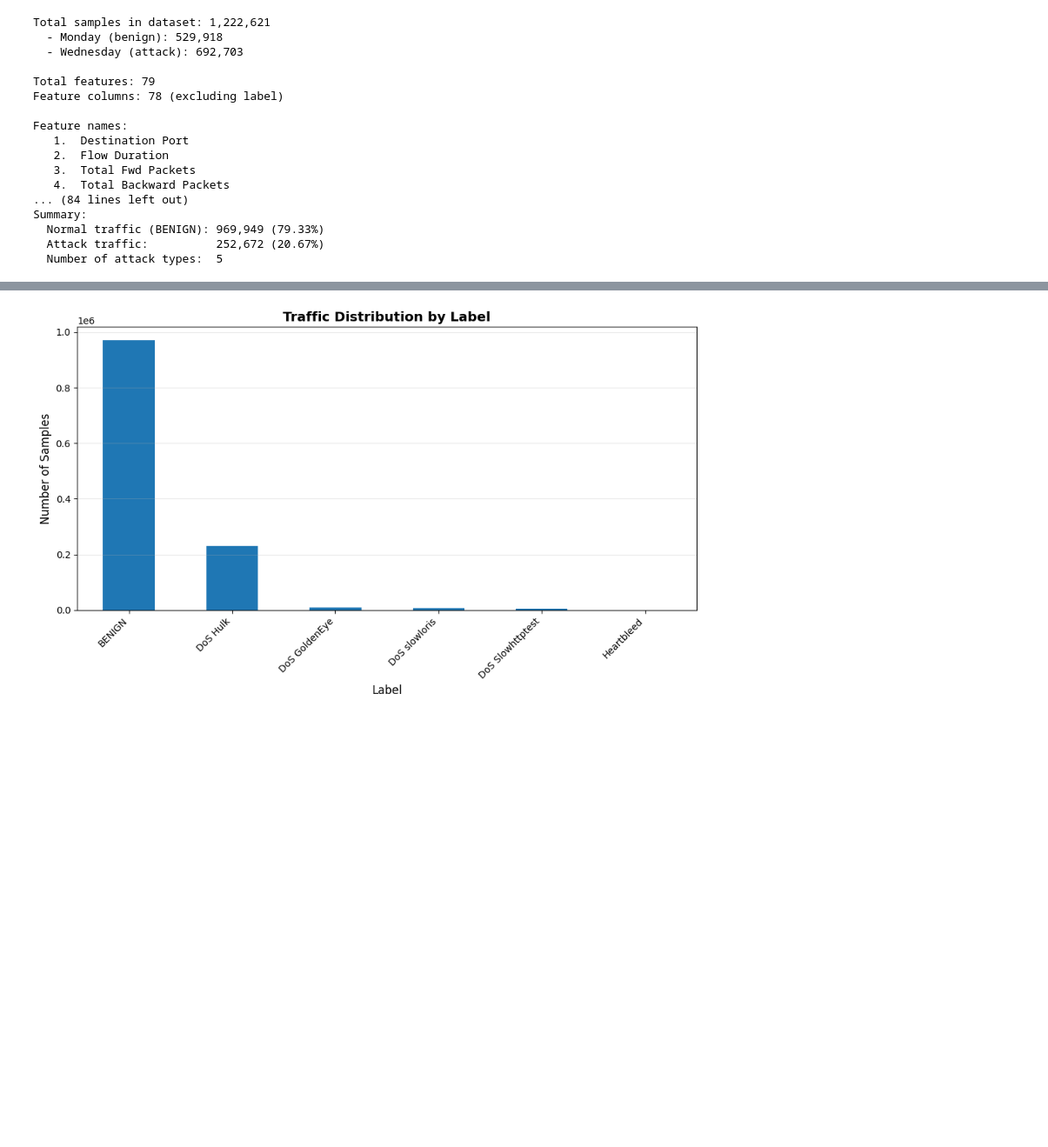
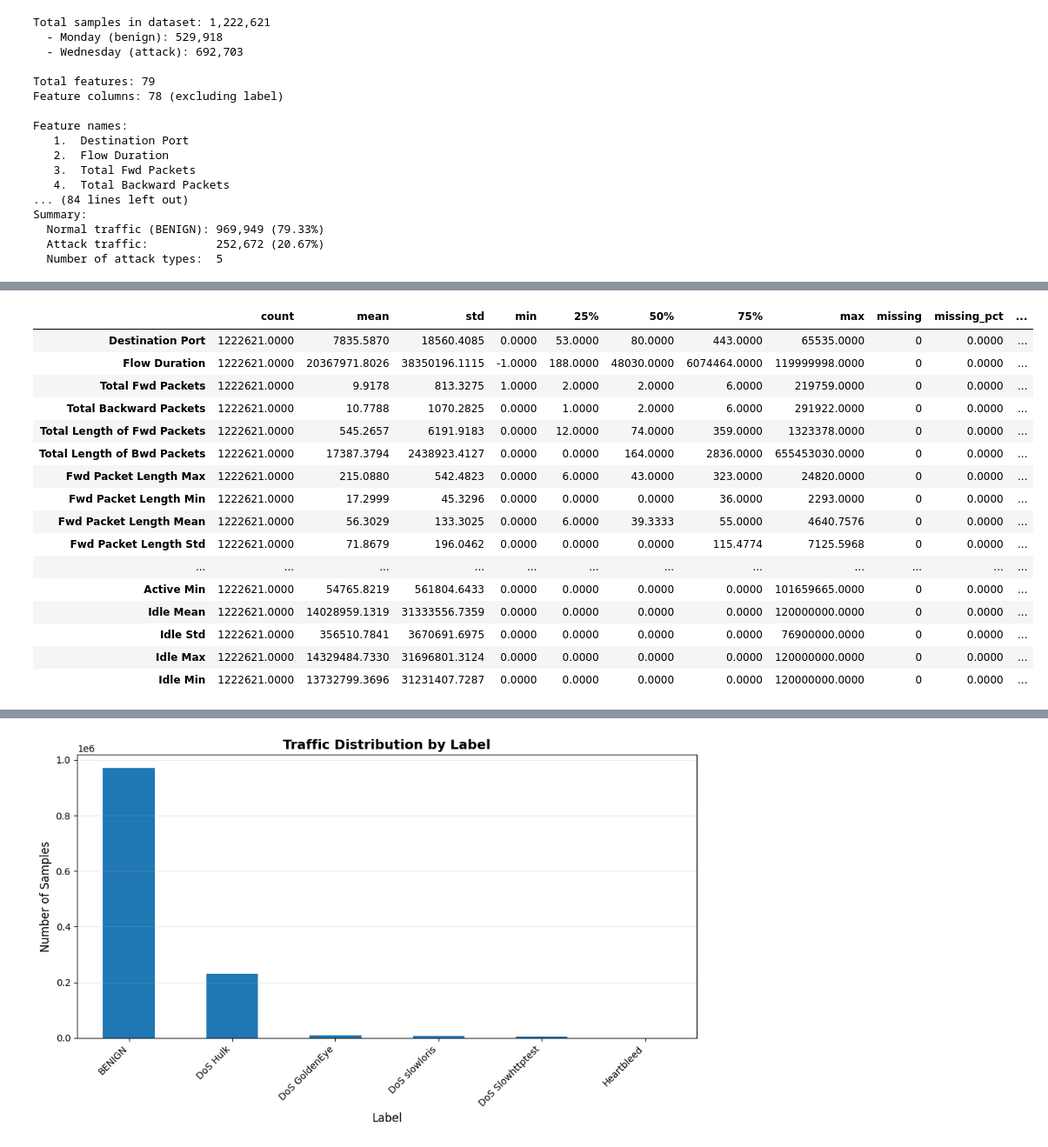
Before and after one commit to ianiskelf/INF6422E-Lab1, a Jupyter notebook: lab1.ipynb, the cells around one changed output, grey strips where cells are left out. Shown at 87% size. Cells and saved outputs as stored; diff of their text form; code cells hidden in the pictures; blank space fills up the shorter version.

Commit message:
cleanup values better

```diff
--- a/lab1.ipynb
+++ b/lab1.ipynb
@@ -61,54 +61,49 @@ Summary:
   Attack traffic:          252,672 (20.67%)
   Number of attack types:  5
 # %%
-# # Get numerical columns
-# numerical_cols = dataset.select_dtypes(include=['int64', 'float64']).columns
-# print(f"\nNumerical features: {len(numerical_cols)}\n")
+# Get numerical columns
+numerical_cols = dataset.select_dtypes(include=['int64', 'float64']).columns
+print(f"\nNumerical features: {len(numerical_cols)}\n")
 
-# # Create comprehensive statistics dataframe
-# stats_df = dataset[numerical_cols].describe().T
-# stats_df['missing'] = dataset[numerical_cols].isnull().sum()
-# stats_df['missing_pct'] = (stats_df['missing'] / len(dataset) * 100).round(2)
+# Create comprehensive statistics dataframe
+stats_df = dataset[numerical_cols].describe().T
+stats_df['missing'] = dataset[numerical_cols].isnull().sum()
+stats_df['missing_pct'] = (stats_df['missing'] / len(dataset) * 100).round(2)
 
-# # Check for infinite values
-# inf_counts = dataset[numerical_cols].apply(lambda x: x.isin([float('inf'), float('-inf')]).sum())
-# stats_df['inf_values'] = inf_counts
+# Check for infinite values
+inf_counts = dataset[numerical_cols].apply(lambda x: x.isin([float('inf'), float('-inf')]).sum())
+stats_df['inf_values'] = inf_counts
 
-# # Reorder columns for better readability
-# stats_df = stats_df[['count', 'mean', 'std', 'min', '25%', '50%', '75%', 'max', 'missing', 'missing_pct', 'inf_values']]
+# Reorder columns for better readability
+stats_df = stats_df[['count', 'mean', 'std', 'min', '25%', '50%', '75%', 'max', 'missing', 'missing_pct', 'inf_values']]
 
-# # Configure display options for nice formatting
-# pd.set_option('display.max_rows', None)
-# pd.set_option('display.max_columns', None)
-# pd.set_option('display.width', None)
-# pd.set_option('display.float_format', '{:.4f}'.format)
+# Configure display options for nice formatting
+pd.set_option('display.max_rows', None)
+pd.set_option('display.max_columns', None)
+pd.set_option('display.width', None)
+pd.set_option('display.float_format', '{:.4f}'.format)
 
-# # Display the table (Jupyter will render it as HTML)
-# display(stats_df)
+# Display the table (Jupyter will render it as HTML)
+display(stats_df)
 
-# # Summary statistics
-# total_missing = stats_df['missing'].sum()
-# features_with_missing = (stats_df['missing'] > 0).sum()
-# total_inf = stats_df['inf_values'].sum()
-# features_with_inf = (stats_df['inf_values'] > 0).sum()
+# Summary statistics
+total_missing = stats_df['missing'].sum()
+features_with_missing = (stats_df['missing'] > 0).sum()
+total_inf = stats_df['inf_values'].sum()
+features_with_inf = (stats_df['inf_values'] > 0).sum()
 
-# print("\nSummary of Missing and Infinite Values:")
-# print("Total features:", len(numerical_cols))
-# print("Features with missing values:", features_with_missing)
-# print("Total missing values:", f"{total_missing:,}")
-# print("Features with infinite values:", features_with_inf)
-# print("Total infinite values:", f"{total_inf:,}")
+print("\nSummary of Missing and Infinite Values:")
+print("Total features:", len(numerical_cols))
+print("Features with missing values:", features_with_missing)
+print("Total missing values:", f"{total_missing:,}")
+print("Features with infinite values:", features_with_inf)
+print("Total infinite values:", f"{total_inf:,}")
 
-# mask = dataset.isna().any(axis=1) | np.isinf(dataset.select_dtypes(include=np.number)).any(axis=1)
+mask = dataset.isna().any(axis=1) | np.isinf(dataset.select_dtypes(include=np.number)).any(axis=1)
 
-# counts = dataset[mask][' Label'].value_counts()
-# print(counts)
+counts = dataset[mask][' Label'].value_counts()
+print(counts)
 
 dataset_missing = dataset[dataset.isnull().any(axis=1)]
 dataset_missing[" Label"].value_counts()
-
-# mask_inf = np.isinf(dataset).any(axis=1)
-
-# dataset_inf =  dataset[mask_inf]
-# dataset_inf[" Label"].value_counts()
 # %% [output]
@@ -118,0 +111,17 @@ Name: count, dtype: int64
+|  | count | mean | std | min | 25% | 50% | 75% | max | missing | missing_pct | ... |
+| Destination Port | 1222621.0000 | 7835.5870 | 18560.4085 | 0.0000 | 53.0000 | 80.0000 | 443.0000 | 65535.0000 | 0 | 0.0000 | ... |
+| Flow Duration | 1222621.0000 | 20367971.8026 | 38350196.1115 | -1.0000 | 188.0000 | 48030.0000 | 6074464.0000 | 119999998.0000 | 0 | 0.0000 | ... |
+| Total Fwd Packets | 1222621.0000 | 9.9178 | 813.3275 | 1.0000 | 2.0000 | 2.0000 | 6.0000 | 219759.0000 | 0 | 0.0000 | ... |
+| Total Backward Packets | 1222621.0000 | 10.7788 | 1070.2825 | 0.0000 | 1.0000 | 2.0000 | 6.0000 | 291922.0000 | 0 | 0.0000 | ... |
+| Total Length of Fwd Packets | 1222621.0000 | 545.2657 | 6191.9183 | 0.0000 | 12.0000 | 74.0000 | 359.0000 | 1323378.0000 | 0 | 0.0000 | ... |
+| Total Length of Bwd Packets | 1222621.0000 | 17387.3794 | 2438923.4127 | 0.0000 | 0.0000 | 164.0000 | 2836.0000 | 655453030.0000 | 0 | 0.0000 | ... |
+| Fwd Packet Length Max | 1222621.0000 | 215.0880 | 542.4823 | 0.0000 | 6.0000 | 43.0000 | 323.0000 | 24820.0000 | 0 | 0.0000 | ... |
+| Fwd Packet Length Min | 1222621.0000 | 17.2999 | 45.3296 | 0.0000 | 0.0000 | 0.0000 | 36.0000 | 2293.0000 | 0 | 0.0000 | ... |
+| Fwd Packet Length Mean | 1222621.0000 | 56.3029 | 133.3025 | 0.0000 | 6.0000 | 39.3333 | 55.0000 | 4640.7576 | 0 | 0.0000 | ... |
+| Fwd Packet Length Std | 1222621.0000 | 71.8679 | 196.0462 | 0.0000 | 0.0000 | 0.0000 | 115.4774 | 7125.5968 | 0 | 0.0000 | ... |
+| ... | ... | ... | ... | ... | ... | ... | ... | ... | ... | ... | ... |
+| Active Min | 1222621.0000 | 54765.8219 | 561804.6433 | 0.0000 | 0.0000 | 0.0000 | 0.0000 | 101659665.0000 | 0 | 0.0000 | ... |
+| Idle Mean | 1222621.0000 | 14028959.1319 | 31333556.7359 | 0.0000 | 0.0000 | 0.0000 | 0.0000 | 120000000.0000 | 0 | 0.0000 | ... |
+| Idle Std | 1222621.0000 | 356510.7841 | 3670691.6975 | 0.0000 | 0.0000 | 0.0000 | 0.0000 | 76900000.0000 | 0 | 0.0000 | ... |
+| Idle Max | 1222621.0000 | 14329484.7330 | 31696801.3124 | 0.0000 | 0.0000 | 0.0000 | 0.0000 | 120000000.0000 | 0 | 0.0000 | ... |
+| Idle Min | 1222621.0000 | 13732799.3696 | 31231407.7287 | 0.0000 | 0.0000 | 0.0000 | 0.0000 | 120000000.0000 | 0 | 0.0000 | ... |
```
Also changed, not shown: parts of 3 cells of this notebook.
